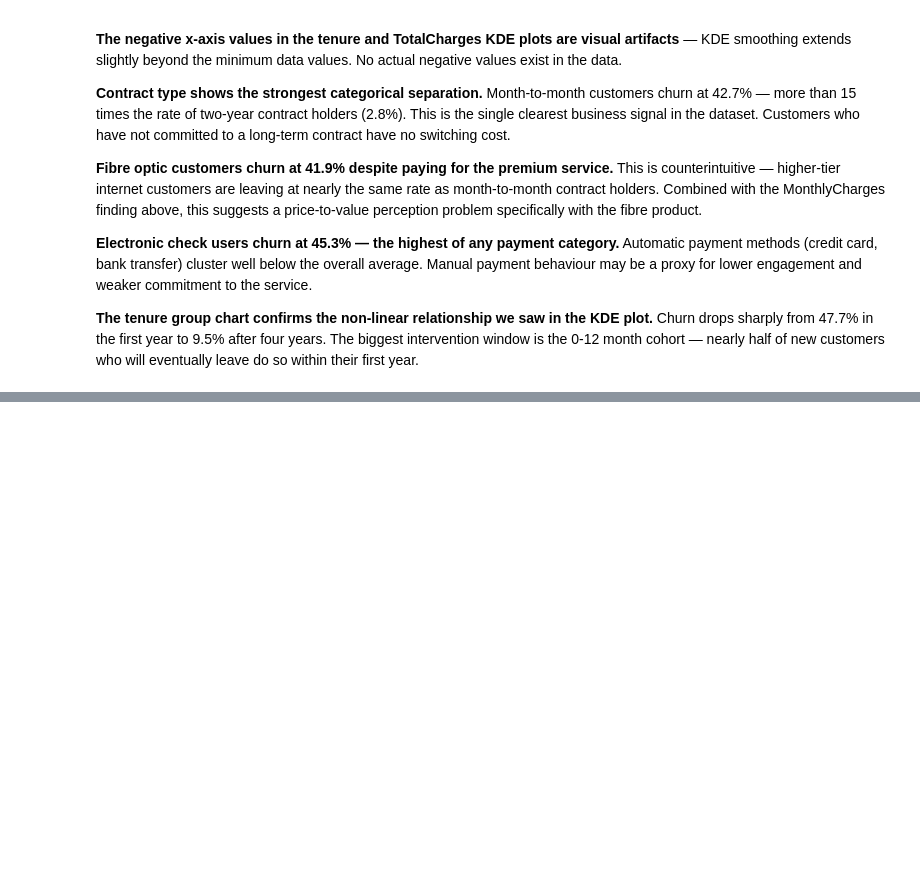
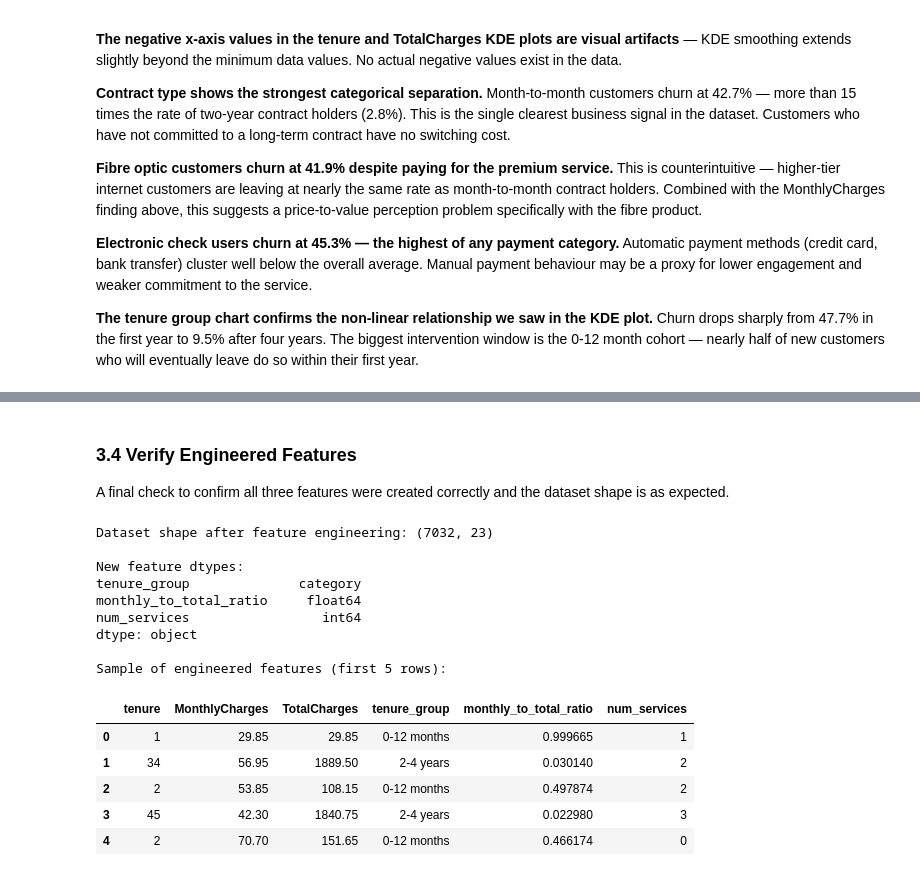
Before and after one commit to Muhammad-Umer-Riaz/data-analyst-portfolio, a Jupyter notebook: Customer_Churn_Prediction/customer_churn_prediction.ipynb, the cells around one changed output, grey strips where cells are left out. Drawn from its saved outputs; the diff is of its cells as text; code cells hidden in the pictures; blank space fills up the shorter version.

Commit message:
Step 2 — data cleaning, TotalCharges fix, drop customerID, standardise SeniorCitizen - Step 3 — feature engineering, tenure_group, monthly_to_total_ratio, num_services.

```diff
--- a/Customer_Churn_Prediction/customer_churn_prediction.ipynb
+++ b/Customer_Churn_Prediction/customer_churn_prediction.ipynb
@@ -390,0 +446,5 @@ df.drop(columns=['tenure_group_temp'], inplace=True)
+# %%
+df = df.drop(columns=['customerID'])
+
+print(f'Columns after dropping customerID: {df.shape[1]}')
+print(df.columns.tolist())
@@ -390,0 +458,5 @@ df.drop(columns=['tenure_group_temp'], inplace=True)
+# %%
+df['SeniorCitizen'] = df['SeniorCitizen'].map({0: 'No', 1: 'Yes'})
+
+print('SeniorCitizen value counts after conversion:')
+print(df['SeniorCitizen'].value_counts())
@@ -390,0 +574,8 @@ df.drop(columns=['tenure_group_temp'], inplace=True)
+# %%
+df['monthly_to_total_ratio'] = df['MonthlyCharges'] / (df['TotalCharges'] + 0.01)
+
+print('monthly_to_total_ratio — summary statistics:')
+print(df['monthly_to_total_ratio'].describe().round(4))
+print()
+print('Mean ratio by churn class:')
+print(df.groupby('Churn')['monthly_to_total_ratio'].mean().round(4))
@@ -390,0 +606,16 @@ df.drop(columns=['tenure_group_temp'], inplace=True)
+# %%
+service_cols = [
+    'OnlineSecurity', 'OnlineBackup', 'DeviceProtection',
+    'TechSupport', 'StreamingTV', 'StreamingMovies'
+]
+
+# Count columns where the value is explicitly 'Yes'
+df['num_services'] = df[service_cols].apply(
+    lambda row: (row == 'Yes').sum(), axis=1
+)
+
+print('num_services distribution:')
+print(df['num_services'].value_counts().sort_index())
+print()
+print('Mean num_services by churn class:')
+print(df.groupby('Churn')['num_services'].mean().round(2))
@@ -390,0 +639,30 @@ df.drop(columns=['tenure_group_temp'], inplace=True)
+# %% [markdown]
+### 3.4 Verify Engineered Features
+A final check to confirm all three features were created correctly and the
+dataset shape is as expected.
+# %%
+new_features = ['tenure_group', 'monthly_to_total_ratio', 'num_services']
+
+print(f'Dataset shape after feature engineering: {df.shape}')
+print()
+print('New feature dtypes:')
+print(df[new_features].dtypes)
+print()
+print('Sample of engineered features (first 5 rows):')
+df[['tenure', 'MonthlyCharges', 'TotalCharges'] + new_features].head()
+# %% [output]
+Dataset shape after feature engineering: (7032, 23)
+
+New feature dtypes:
+tenure_group              category
+monthly_to_total_ratio     float64
+num_services                 int64
+dtype: object
+
+Sample of engineered features (first 5 rows):
+|  | tenure | MonthlyCharges | TotalCharges | tenure_group | monthly_to_total_ratio | num_services |
+| 0 | 1 | 29.85 | 29.85 | 0-12 months | 0.999665 | 1 |
+| 1 | 34 | 56.95 | 1889.50 | 2-4 years | 0.030140 | 2 |
+| 2 | 2 | 53.85 | 108.15 | 0-12 months | 0.497874 | 2 |
+| 3 | 45 | 42.30 | 1840.75 | 2-4 years | 0.022980 | 3 |
+| 4 | 2 | 70.70 | 151.65 | 0-12 months | 0.466174 | 0 |
```
Also changed, not shown: parts of 17 cells of this notebook.
